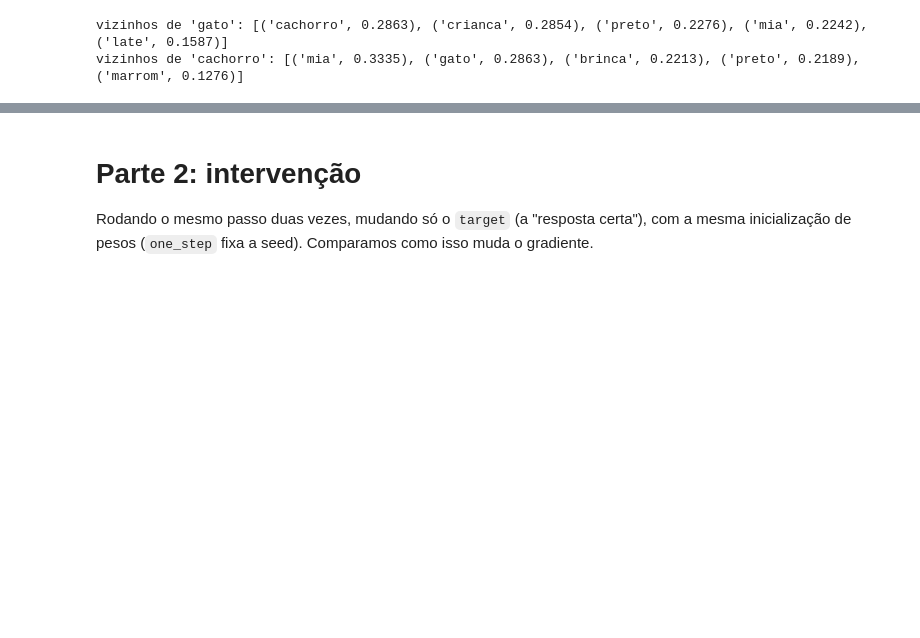
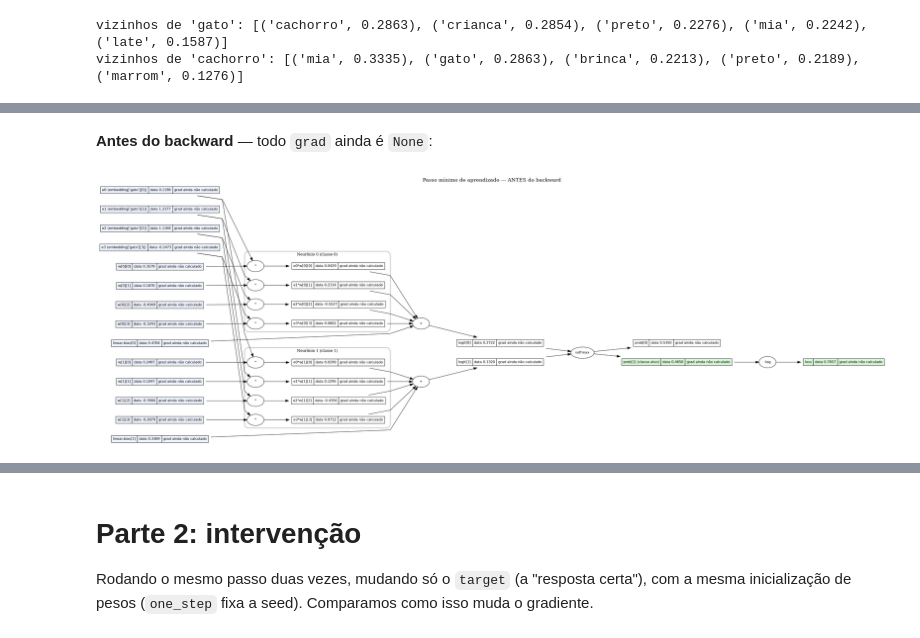
Before and after one commit to h3it-dias/NLP_Group_Gradientes_Backpropagation, a Jupyter notebook: notebooks/Embeddings_Gradientes_Simples.ipynb, the cells around one changed output, grey strips where cells are left out. Drawn from its saved outputs; the diff is of its cells as text; code cells hidden in the pictures; blank space fills up the shorter version.

```diff
--- a/notebooks/Embeddings_Gradientes_Simples.ipynb
+++ b/notebooks/Embeddings_Gradientes_Simples.ipynb
@@ -273,27 +277,39 @@ def one_step(word="gato", target_class=1, embedding_dim=4, num_classes=2, lr=0.1
     print("  linear.weight.grad:", model.linear.weight.grad)
 
     logits = model(word_id)
-    loss = F.cross_entropy(logits, target)
+    logits.retain_grad()
+    probs = F.softmax(logits, dim=-1)
+    probs.retain_grad()
+    loss = F.nll_loss(torch.log(probs), target)
+    loss.retain_grad()
     loss.backward()
 
     print("\n[Depois do backward]")
     print("  embedding.weight.grad (linha da palavra):", model.embedding.weight.grad[word_id.item()])
     print("  linear.weight.grad:\n", model.linear.weight.grad)
 
-    embedding_antes = model.embedding.weight[word_id.item()].detach().clone()
-    linear_antes = model.linear.weight[0].detach().clone()
+    # Snapshots ANTES do step(): .step() muda .data (o valor do peso), mas
+    # não muda .grad. Sem esse snapshot, o diagrama mostraria o peso já
+    # atualizado ao lado de contas que foram feitas com o peso antigo.
+    embedding_snapshot = model.embedding.weight[word_id.item()].detach().clone()
+    linear_weight_snapshot = model.linear.weight.detach().clone()
+    linear_bias_snapshot = model.linear.bias.detach().clone()
 
     optimizer = torch.optim.SGD(model.parameters(), lr=lr)
     optimizer.step()
 
     print(f"\n[Depois do step(), SGD lr={lr}]")
     print("  embedding.weight (linha da palavra):")
-    print("    antes: ", embedding_antes)
+    print("    antes: ", embedding_snapshot)
     print("    depois:", model.embedding.weight[word_id.item()].detach())
     print("  linear.weight[0]:")
-    print("    antes: ", linear_antes)
+    print("    antes: ", linear_weight_snapshot[0])
     print("    depois:", model.linear.weight[0].detach())
 
-    return model, loss, word_id
+    return StepResult(
+        model=model, word=word, word_id=word_id, target_class=target_class,
+        logits=logits, probs=probs, loss=loss,
+        embedding_snapshot=embedding_snapshot,
+        linear_weight_snapshot=linear_weight_snapshot,
+        linear_bias_snapshot=linear_bias_snapshot,
+    )
-# %%
-model, loss, word_id = one_step()
@@ -325,3 +315,0 @@ cada caixa azul é um parâmetro treinável, e a caixa verde é a saída final
-# %%
-graph = make_dot(loss, params=dict(model.named_parameters()))
-graph
@@ -329,0 +471,2 @@ graph
+# %%
+baseline = one_step()
@@ -329,0 +491,7 @@ graph
+# %% [markdown]
+**Antes do backward** — todo `grad` ainda é `None`:
+# %%
+graph_antes = gradient_step_graph(baseline, stage='antes')
+graph_antes
+# %% [output]
+[figure, added]
```
Also changed, not shown: parts of 12 cells of this notebook, 1 other file.
